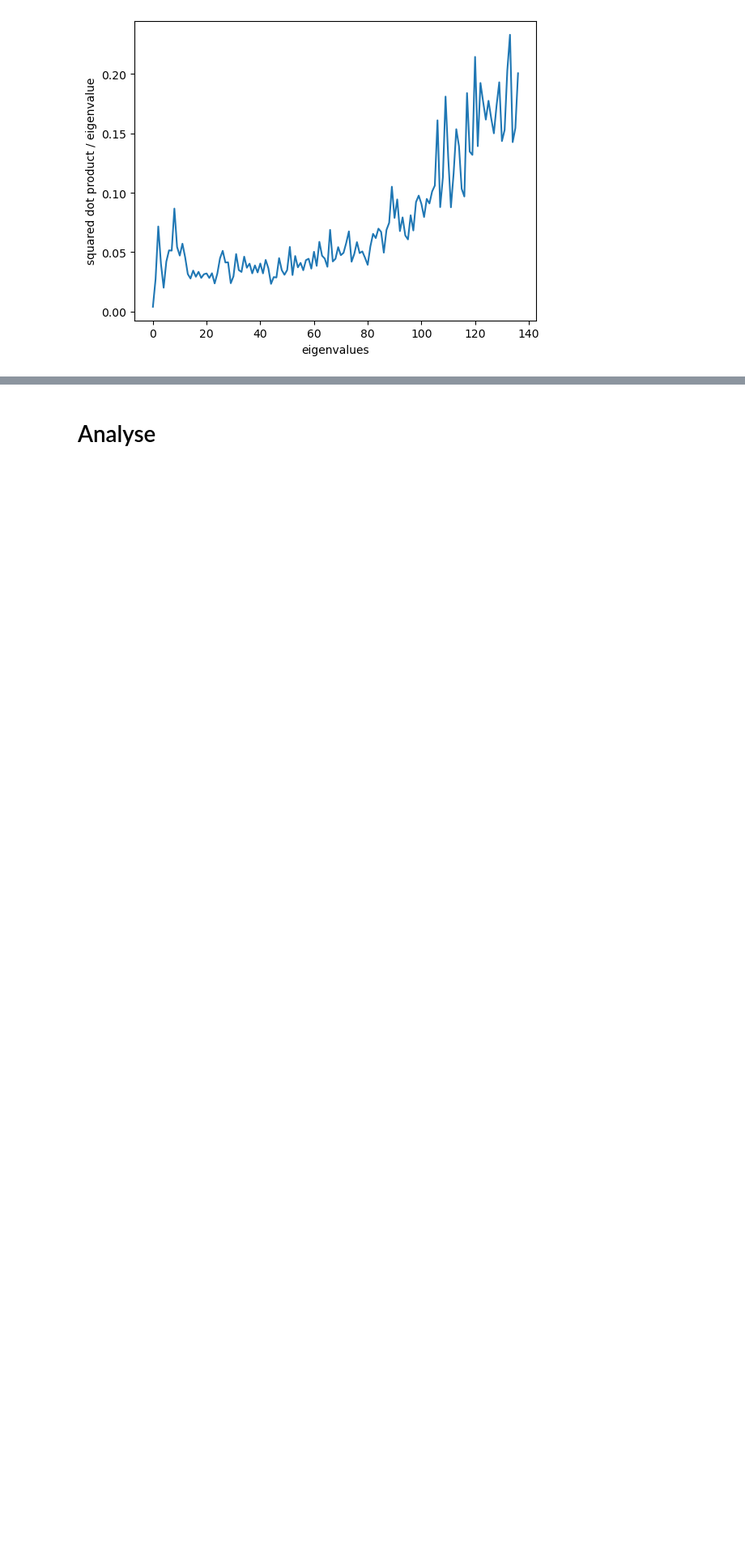
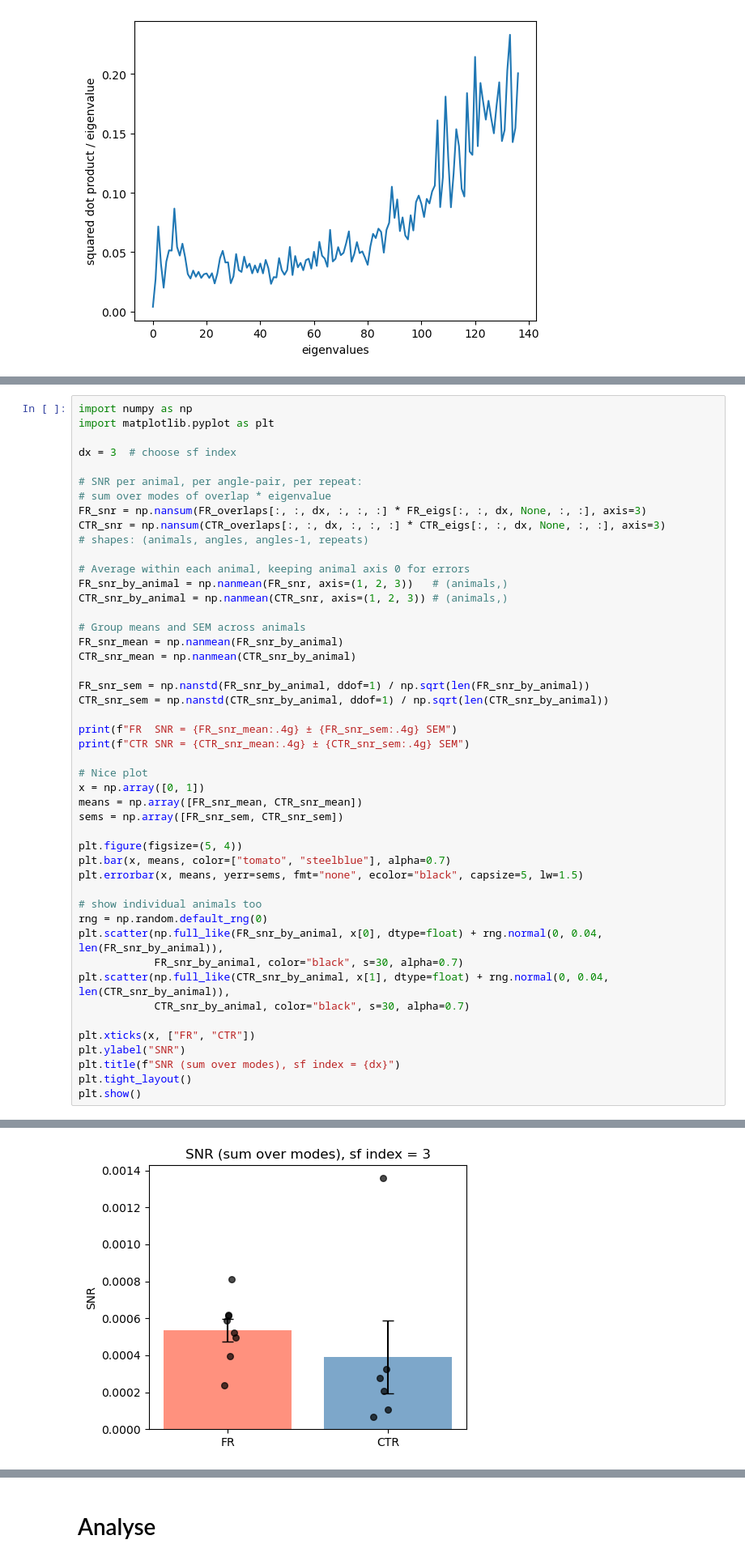
Before and after one commit to scastedo/wishart-process, a Jupyter notebook: test_run_data.ipynb, the cells around one changed output, grey strips where cells are left out. Shown at 81% size. Cells and saved outputs as stored; diff of their text form; blank space fills up the shorter version.

```diff
--- a/test_run_data.ipynb
+++ b/test_run_data.ipynb
@@ -547,0 +701,48 @@ plt.plot(average_overlaps_small/average_eigs_small)
+# %%
+import numpy as np
+import matplotlib.pyplot as plt
+
+dx = 3  # choose sf index
+
+# SNR per animal, per angle-pair, per repeat:
+# sum over modes of overlap * eigenvalue
+FR_snr = np.nansum(FR_overlaps[:, :, dx, :, :, :] * FR_eigs[:, :, dx, None, :, :], axis=3)
+CTR_snr = np.nansum(CTR_overlaps[:, :, dx, :, :, :] * CTR_eigs[:, :, dx, None, :, :], axis=3)
+# shapes: (animals, angles, angles-1, repeats)
+
+# Average within each animal, keeping animal axis 0 for errors
+FR_snr_by_animal = np.nanmean(FR_snr, axis=(1, 2, 3))   # (animals,)
+CTR_snr_by_animal = np.nanmean(CTR_snr, axis=(1, 2, 3)) # (animals,)
+
+# Group means and SEM across animals
+FR_snr_mean = np.nanmean(FR_snr_by_animal)
+CTR_snr_mean = np.nanmean(CTR_snr_by_animal)
+
+FR_snr_sem = np.nanstd(FR_snr_by_animal, ddof=1) / np.sqrt(len(FR_snr_by_animal))
+CTR_snr_sem = np.nanstd(CTR_snr_by_animal, ddof=1) / np.sqrt(len(CTR_snr_by_animal))
+
+print(f"FR  SNR = {FR_snr_mean:.4g} ± {FR_snr_sem:.4g} SEM")
+print(f"CTR SNR = {CTR_snr_mean:.4g} ± {CTR_snr_sem:.4g} SEM")
+
+# Nice plot
+x = np.array([0, 1])
+means = np.array([FR_snr_mean, CTR_snr_mean])
+sems = np.array([FR_snr_sem, CTR_snr_sem])
+
+plt.figure(figsize=(5, 4))
+plt.bar(x, means, color=["tomato", "steelblue"], alpha=0.7)
+plt.errorbar(x, means, yerr=sems, fmt="none", ecolor="black", capsize=5, lw=1.5)
+
+# show individual animals too
+rng = np.random.default_rng(0)
+plt.scatter(np.full_like(FR_snr_by_animal, x[0], dtype=float) + rng.normal(0, 0.04, len(FR_snr_by_animal)),
+            FR_snr_by_animal, color="black", s=30, alpha=0.7)
+plt.scatter(np.full_like(CTR_snr_by_animal, x[1], dtype=float) + rng.normal(0, 0.04, len(CTR_snr_by_animal)),
+            CTR_snr_by_animal, color="black", s=30, alpha=0.7)
+
+plt.xticks(x, ["FR", "CTR"])
+plt.ylabel("SNR")
+plt.title(f"SNR (sum over modes), sf index = {dx}")
+plt.tight_layout()
+plt.show()
+# %% [output]
@@ -547,0 +751 @@ plt.plot(average_overlaps_small/average_eigs_small)
+[figure, added]
```
Also changed, not shown: parts of 5 cells of this notebook, 20 other files.
